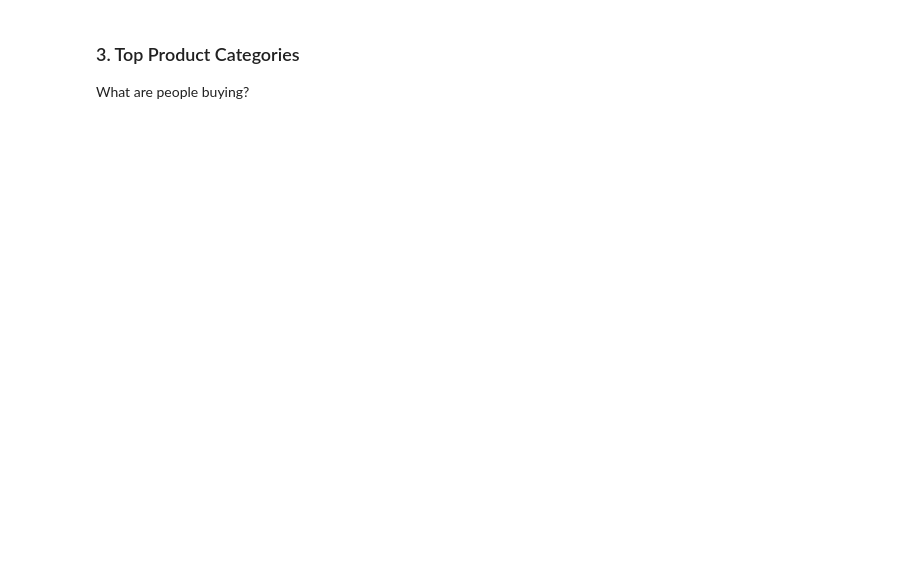
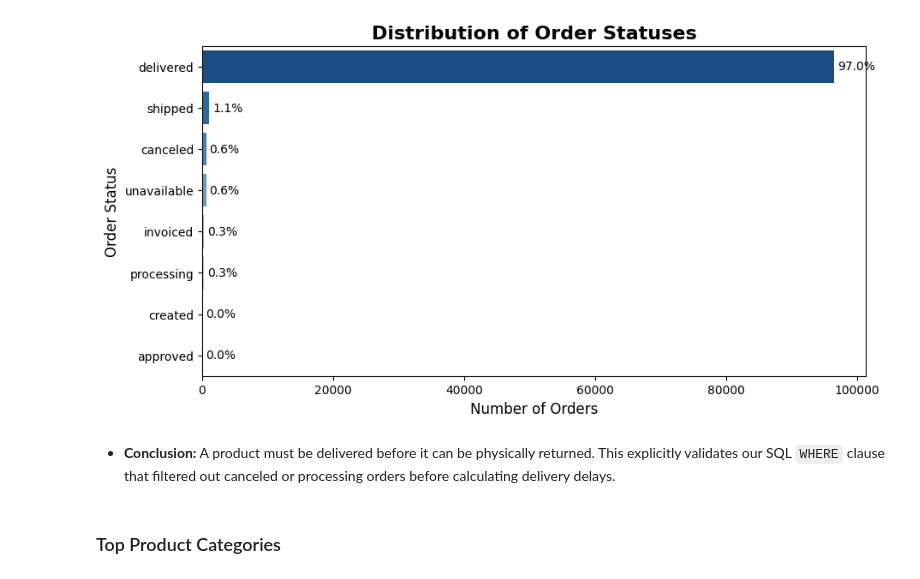
Before and after one commit to Ash469/smart-return-risk-analytics, a Jupyter notebook: notebooks/01_initial_data_exploration.ipynb, the cells around one changed output. Cells and saved outputs as stored; diff of their text form; code cells hidden in the pictures; blank space fills up the shorter version.

```diff
--- a/notebooks/01_initial_data_exploration.ipynb
+++ b/notebooks/01_initial_data_exploration.ipynb
@@ -23,0 +79,13 @@ print(f"Products: {products.shape}")
+# %%
+orders['order_purchase_timestamp'] = pd.to_datetime(orders['order_purchase_timestamp'])
+orders['purchase_month_year'] = orders['order_purchase_timestamp'].dt.to_period('M')
+monthly_orders = orders.groupby('purchase_month_year').size().reset_index(name='order_count')
+monthly_orders['purchase_month_year'] = monthly_orders['purchase_month_year'].astype(str)
+
+plt.figure(figsize=(16, 6))
+sns.lineplot(data=monthly_orders, x='purchase_month_year', y='order_count', marker='o', color='b', linewidth=2.5)
+plt.xticks(rotation=45)
+plt.title('Order Volume Over Time (2016-2018)', fontsize=16, fontweight='bold')
+plt.xlabel('Month-Year', fontsize=12)
+plt.ylabel('Total Orders', fontsize=12)
+plt.show()
@@ -27,22 +130,24 @@ Why do we only look at 'delivered' orders?
 # %%
 plt.figure(figsize=(10, 5))
-ax = sns.countplot(data=orders, y='order_status', order=orders['order_status'].value_counts().index)
-plt.title('Distribution of Order Statuses', fontsize=14, fontweight='bold')
-plt.xlabel('Number of Orders')
-plt.ylabel('Order Status')
+ax = sns.countplot(data=orders, y='order_status', order=orders['order_status'].value_counts().index, palette='Blues_r')
+plt.title('Distribution of Order Statuses', fontsize=16, fontweight='bold')
+plt.xlabel('Number of Orders', fontsize=12)
+plt.ylabel('Order Status', fontsize=12)
 
 total = len(orders)
 for p in ax.patches:
     percentage = f'{100 * p.get_width() / total:.1f}%'
     x = p.get_x() + p.get_width() + 500
     y = p.get_y() + p.get_height() / 2
     ax.annotate(percentage, (x, y), va='center')
 
 plt.show()
-# Insight: 97% of orders are delivered. We can only simulate returns on completed deliveries.
+# %% [output]
+[figure, added]
+# %% [markdown]
+- **Conclusion:** A product must be delivered before it can be physically returned. This explicitly validates our SQL `WHERE` clause that filtered out canceled or processing orders before calculating delivery delays.
 # %% [markdown]
-### 3. Top Product Categories
-What are people buying?
+### Top Product Categories
 # %%
 plt.figure(figsize=(12, 6))
 top_cats = products['product_category_name'].value_counts().head(10)
```
Also changed, not shown: parts of 25 cells of this notebook, 4 other files.
